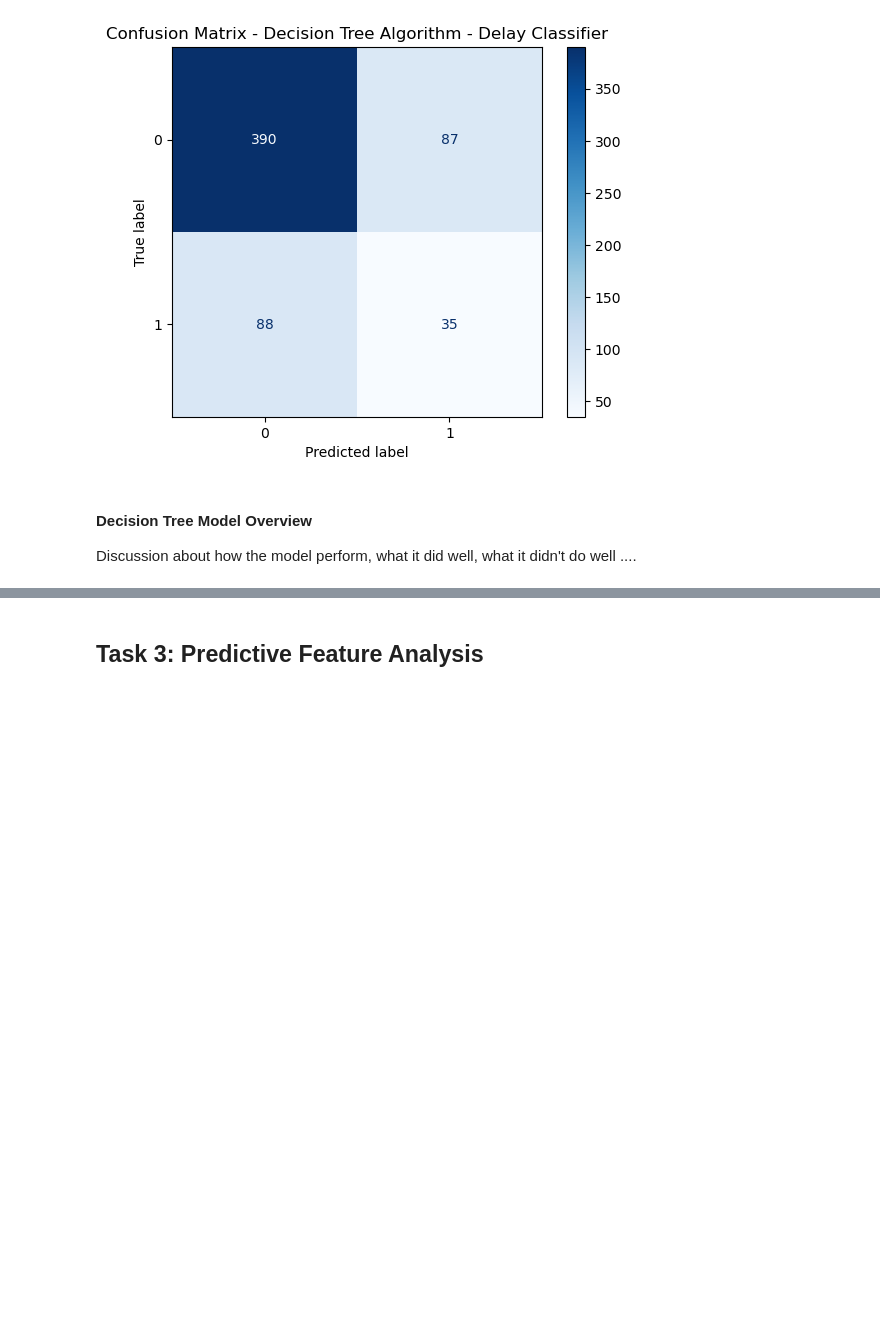
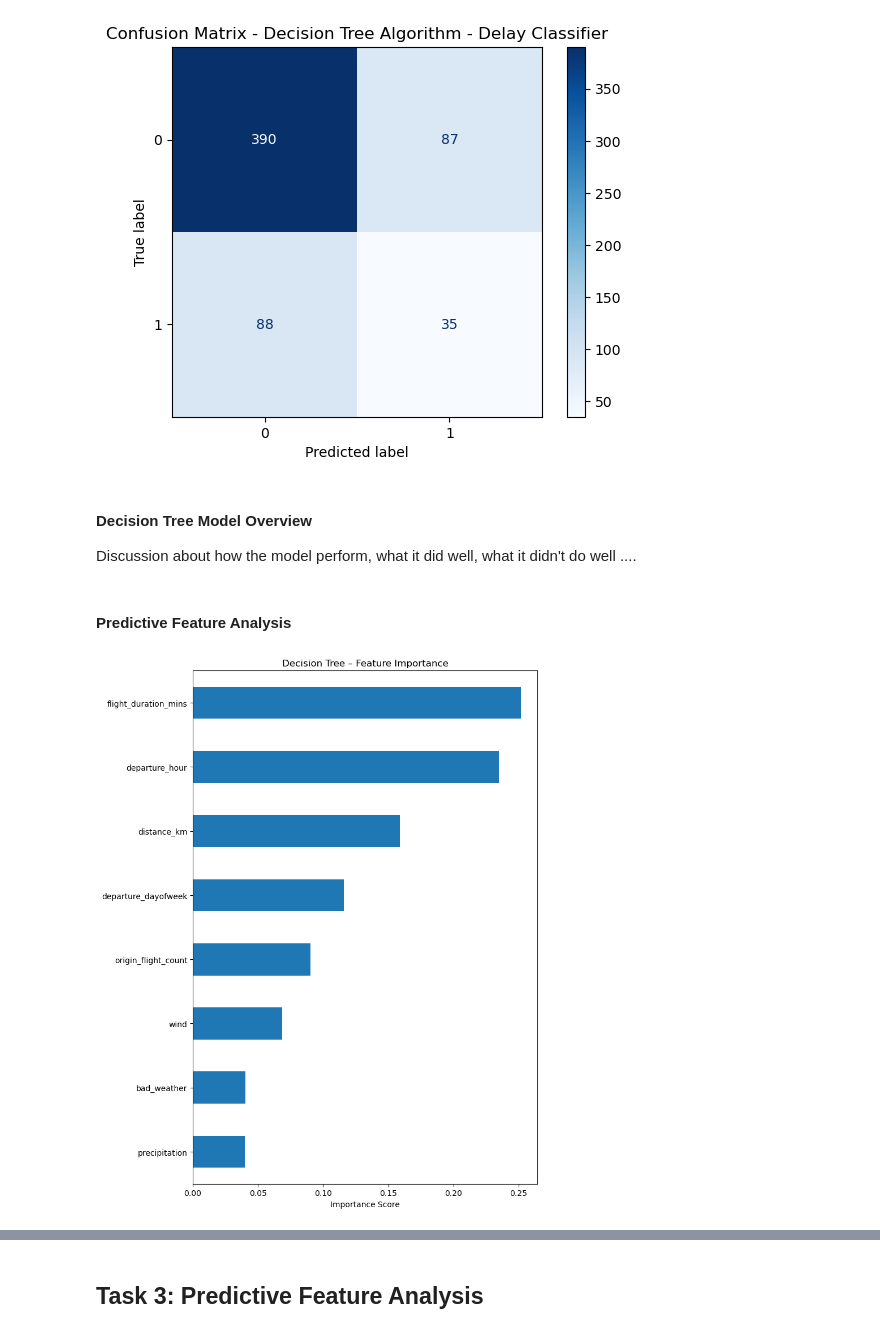
Before and after one commit to frederick2003/Classification-Algorithms-for-Synthetic-Flight-Data, a Jupyter notebook: Analysis.ipynb, the cells around one changed output, grey strips where cells are left out. Drawn from its saved outputs; the diff is of its cells as text; code cells hidden in the pictures; blank space fills up the shorter version.

```diff
--- a/Analysis.ipynb
+++ b/Analysis.ipynb
@@ -1082,3 +1150,17 @@ plt.show()
 #### Decision Tree Model Overview
 
 Discussion about how the model perform, what it did well, what it didn't do well ....
+# %% [markdown]
+#### Predictive Feature Analysis
+# %%
+# Store and sort importances
+dt_importance = pd.Series(dt.feature_importances_, index=X.columns).sort_values()
+
+plt.figure(figsize=(8, 10))
+dt_importance.plot(kind="barh")
+plt.title("Decision Tree – Feature Importance")
+plt.xlabel("Importance Score")
+plt.tight_layout()
+plt.show()
+# %% [output]
+[figure, added]
```
Also changed, not shown: parts of 46 cells of this notebook.
